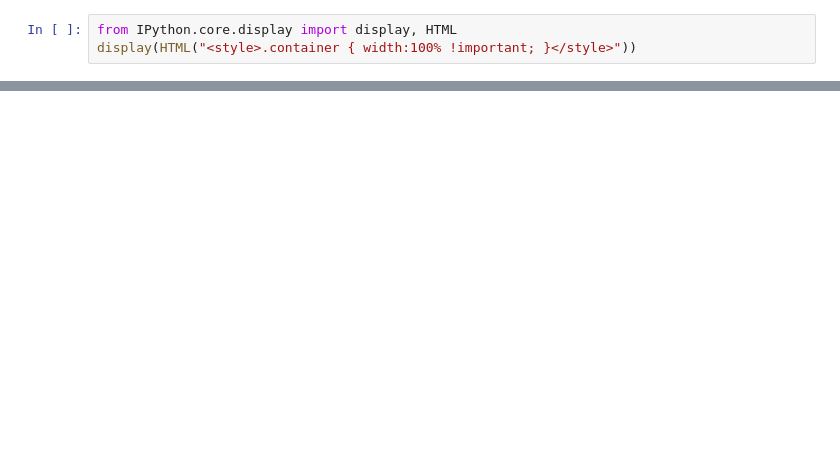
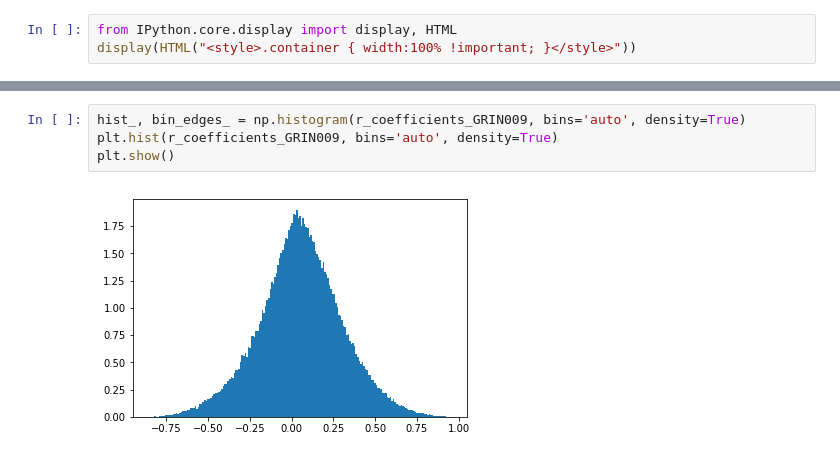
Before and after one commit to santiagochacin/post_cmfe_analysis, a Jupyter notebook: analyze_cnmfe_matlab_output.ipynb, the cells around one changed output, grey strips where cells are left out. Saved outputs shown, nothing was run; the diff lists cells and outputs as text; blank space fills up the shorter version.

```diff
--- a/analyze_cnmfe_matlab_output.ipynb
+++ b/analyze_cnmfe_matlab_output.ipynb
@@ -91,0 +82,6 @@ plt.show()
+# %%
+hist_, bin_edges_ = np.histogram(r_coefficients_GRIN009, bins='auto', density=True)
+plt.hist(r_coefficients_GRIN009, bins='auto', density=True)
+plt.show()
+# %% [output]
+[figure, added]
```
Also changed, not shown: parts of 21 cells of this notebook, 1 other file.
